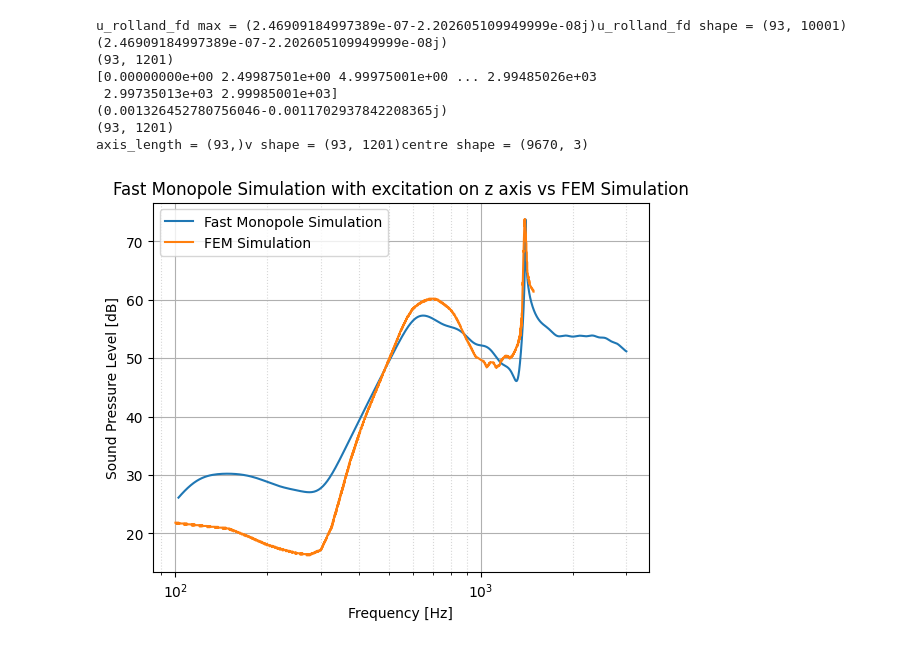
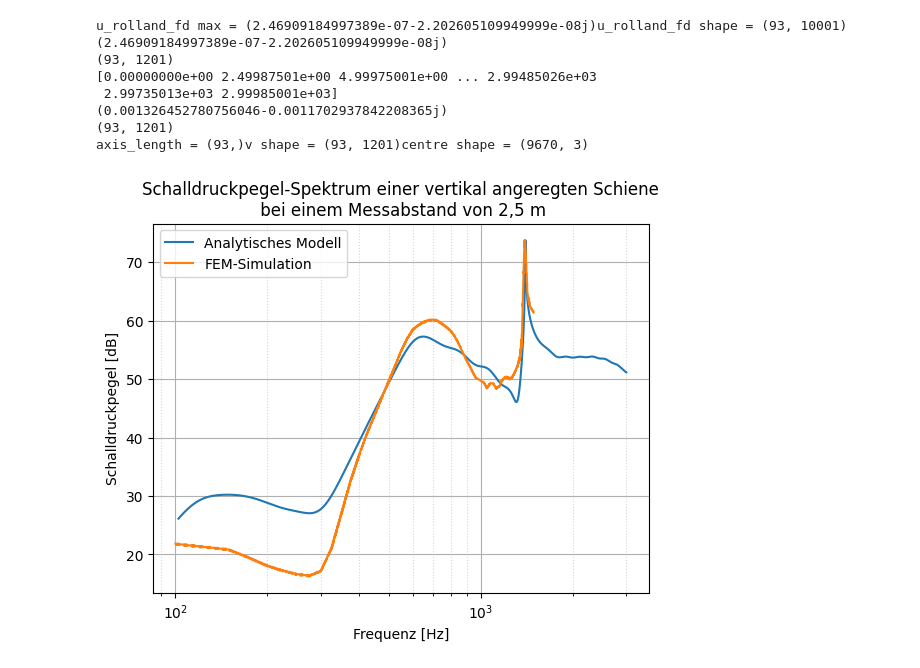
Before and after one commit to BerkinArslan/Bachelorarbeit_BA, a Jupyter notebook: final_simulations.ipynb, the cells around one changed output. Saved outputs shown, nothing was run; the diff lists cells and outputs as text; code cells hidden in the pictures.

Commit message:
first usable graphs

```diff
--- a/final_simulations.ipynb
+++ b/final_simulations.ipynb
@@ -169,21 +201,22 @@ wagner_simulation_data = np.genfromtxt('Default Dataset.csv', delimiter=';')
 # %%
 from matplotlib import pyplot as plt
 
 p0 = 2e-5
 P_db = 20 * np.log10((np.abs(P_25) + p0) / p0)
 plt_mask = (f_sim_axis[frequency_mask] >= 100) & (f_sim_axis[frequency_mask] <= f_max)
 plt_f_axis = f_sim_axis[frequency_mask][plt_mask]
 plt_P_db = P_db[plt_mask]
-plt.plot(plt_f_axis, plt_P_db, label='Fast Monopole Simulation')
-plt.plot(wagner_simulation_data[:, 0], wagner_simulation_data[:, 1], label="FEM Simulation")
-plt.xlabel('Frequency [Hz]')
-plt.ylabel('Sound Pressure Level [dB]')
+plt.plot(plt_f_axis, plt_P_db, label='Analytisches Modell')
+plt.plot(wagner_simulation_data[:, 0], wagner_simulation_data[:, 1], label="FEM-Simulation")
+plt.xlabel('Frequenz [Hz]')
+plt.ylabel('Schalldruckpegel [dB]')
 plt.legend()
 plt.xscale('log')
 plt.grid(True, which='major')
 plt.grid(True, which='minor', linestyle=':', alpha=0.5)
-plt.title('Fast Monopole Simulation with excitation on z axis vs FEM Simulation')
+plt.title('Schalldruckpegel-Spektrum einer vertikal angeregten Schiene\n bei einem Messabstand von 2,5 m')
+plt.savefig('simulation_validation_fem_bem_25', bbox_inches='tight')
 plt.show()
 # %% [output]
-[figure, old version]
+[figure, new version]
 # %%
```
Also changed, not shown: parts of 13 cells of this notebook, 7 other files.
